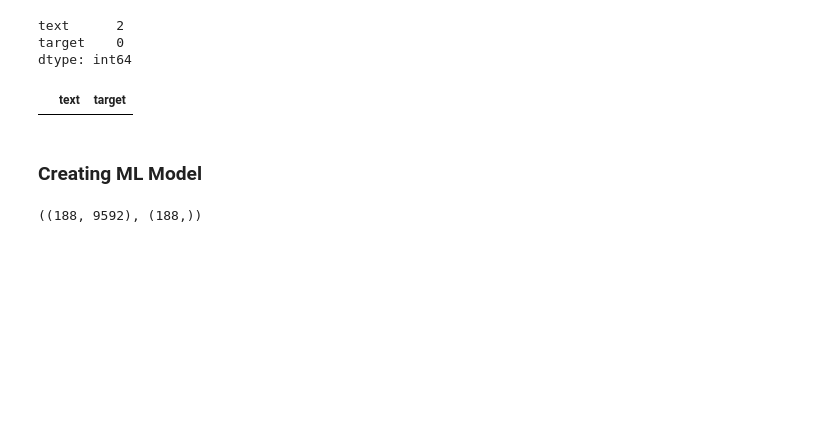
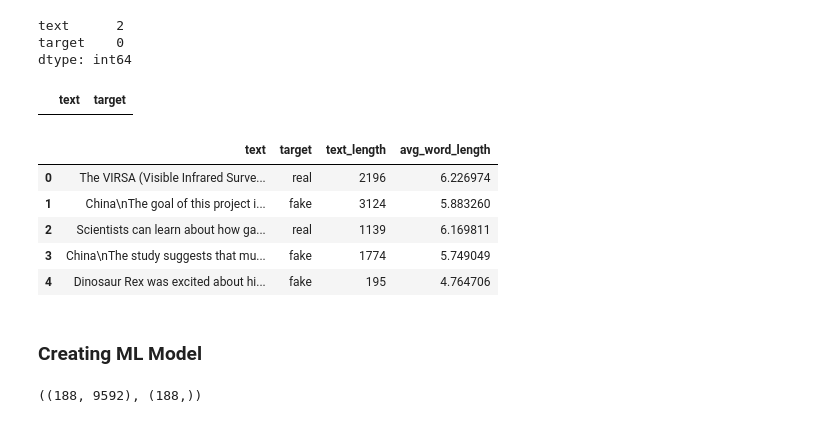
Before and after one commit to bdk-333/Fake-or-LLM-generated-summary, a Jupyter notebook: notebooks/Tradition_ML.ipynb, the cells around one changed output. Cells and saved outputs as stored; diff of their text form; code cells hidden in the pictures; blank space fills up the shorter version.

```diff
--- a/notebooks/Tradition_ML.ipynb
+++ b/notebooks/Tradition_ML.ipynb
@@ -92,6 +92,19 @@ final.dropna(inplace=True)
 final[final['text'].isna()]
 # %% [output]
 |  | text | target |
+# %%
+# Feature Engineering
+final['text_length'] = final['text'].apply(len)
+final['avg_word_length'] = final['text'].apply(lambda x: np.mean([len(i) for i in x.split()]))
+# %%
+final.head()
+# %% [output]
+|  | text | target | text_length | avg_word_length |
+| 0 | The VIRSA (Visible Infrared Surve... | real | 2196 | 6.226974 |
+| 1 | China\nThe goal of this project i... | fake | 3124 | 5.883260 |
+| 2 | Scientists can learn about how ga... | real | 1139 | 6.169811 |
+| 3 | China\nThe study suggests that mu... | fake | 1774 | 5.749049 |
+| 4 | Dinosaur Rex was excited about hi... | fake | 195 | 4.764706 |
 # %%
 # saving this df for future use
 final.to_csv('../data/traditional.csv', index=False)
```
Also changed, not shown: 6 other files.
